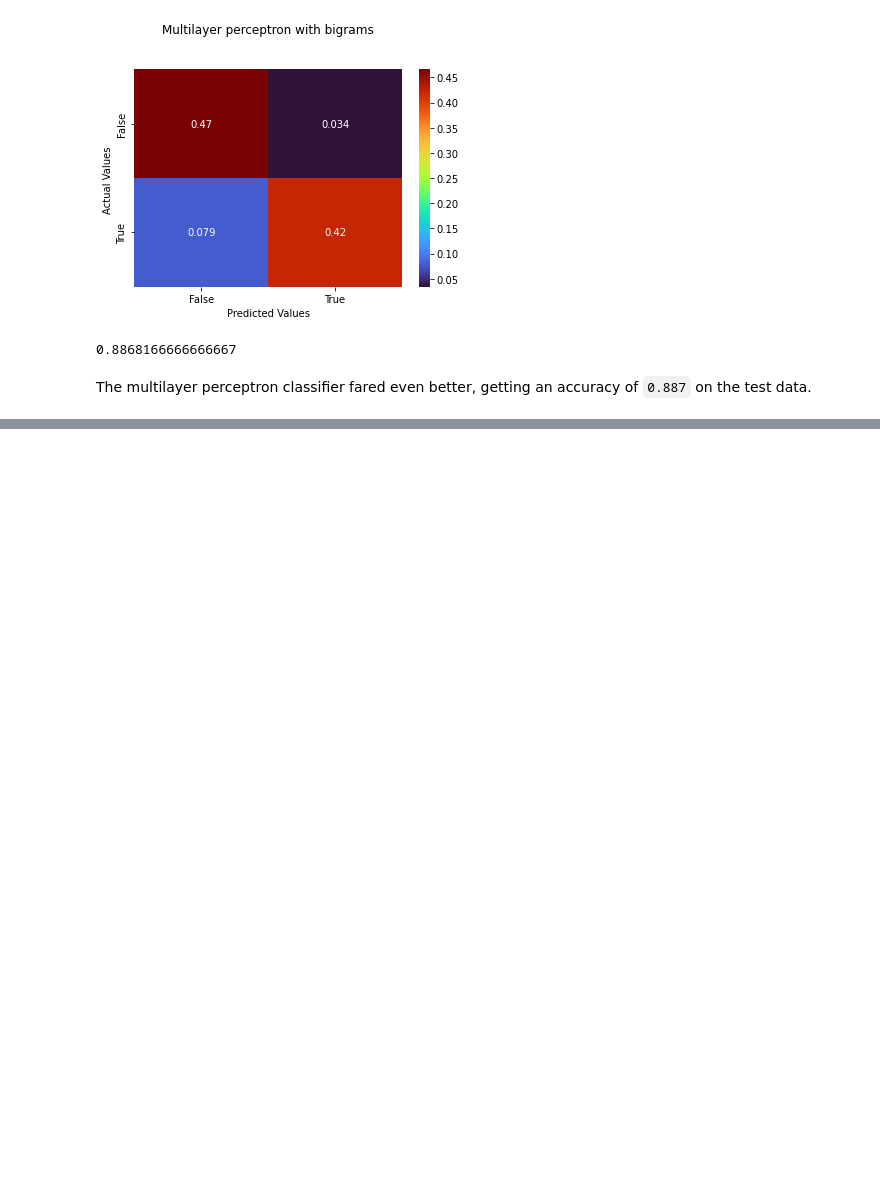
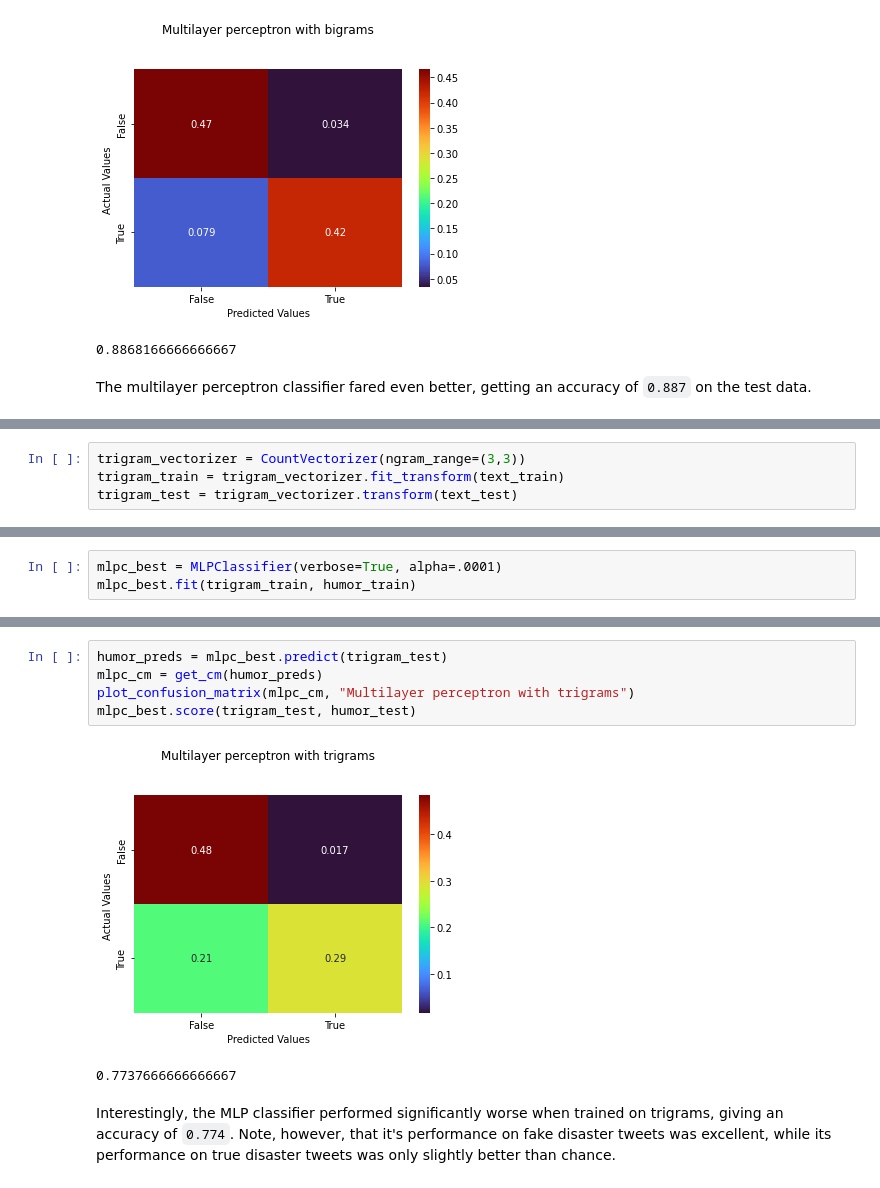
Before and after one commit to maxchristman/comp-562-final-project, a Jupyter notebook: COMP 562 Final Project.ipynb, the cells around one changed output, grey strips where cells are left out. Cells and saved outputs as stored; diff of their text form; blank space fills up the shorter version.

Commit message:
Ran MLPC on trigrams

```diff
--- a/COMP 562 Final Project.ipynb
+++ b/COMP 562 Final Project.ipynb
@@ -479,0 +483,4 @@ The multilayer perceptron classifier fared even better, getting an accuracy of `
+# %%
+trigram_vectorizer = CountVectorizer(ngram_range=(3,3))
+trigram_train = trigram_vectorizer.fit_transform(text_train)
+trigram_test = trigram_vectorizer.transform(text_test)
@@ -479,0 +489,3 @@ The multilayer perceptron classifier fared even better, getting an accuracy of `
+# %%
+mlpc_best = MLPClassifier(verbose=True, alpha=.0001)
+mlpc_best.fit(trigram_train, humor_train)
@@ -479,0 +511,10 @@ The multilayer perceptron classifier fared even better, getting an accuracy of `
+# %%
+humor_preds = mlpc_best.predict(trigram_test)
+mlpc_cm = get_cm(humor_preds)
+plot_confusion_matrix(mlpc_cm, "Multilayer perceptron with trigrams")
+mlpc_best.score(trigram_test, humor_test)
+# %% [output]
+[figure, added]
+0.7737666666666667
+# %% [markdown]
+Interestingly, the MLP classifier performed significantly worse when trained on trigrams, giving an accuracy of `0.774`. Note, however, that it's performance on fake disaster tweets was excellent, while its performance on true disaster tweets was only slightly better than chance.
```
Also changed, not shown: parts of 3 cells of this notebook.
